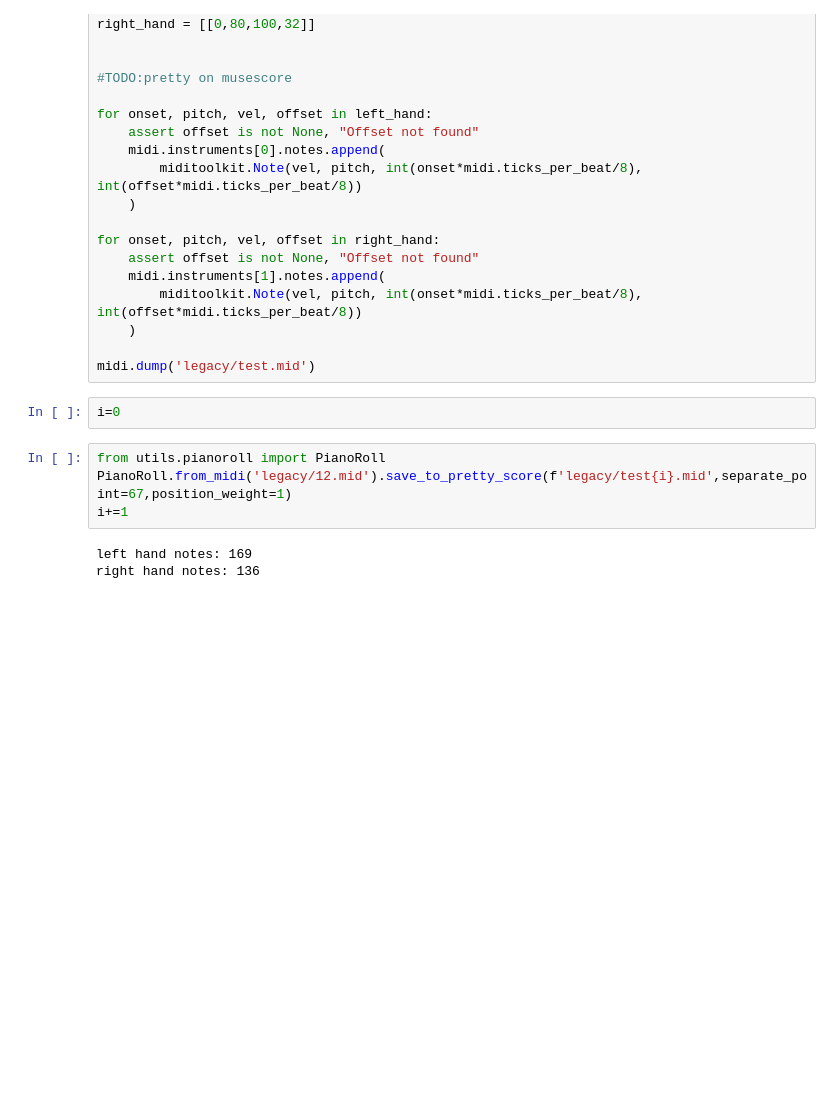
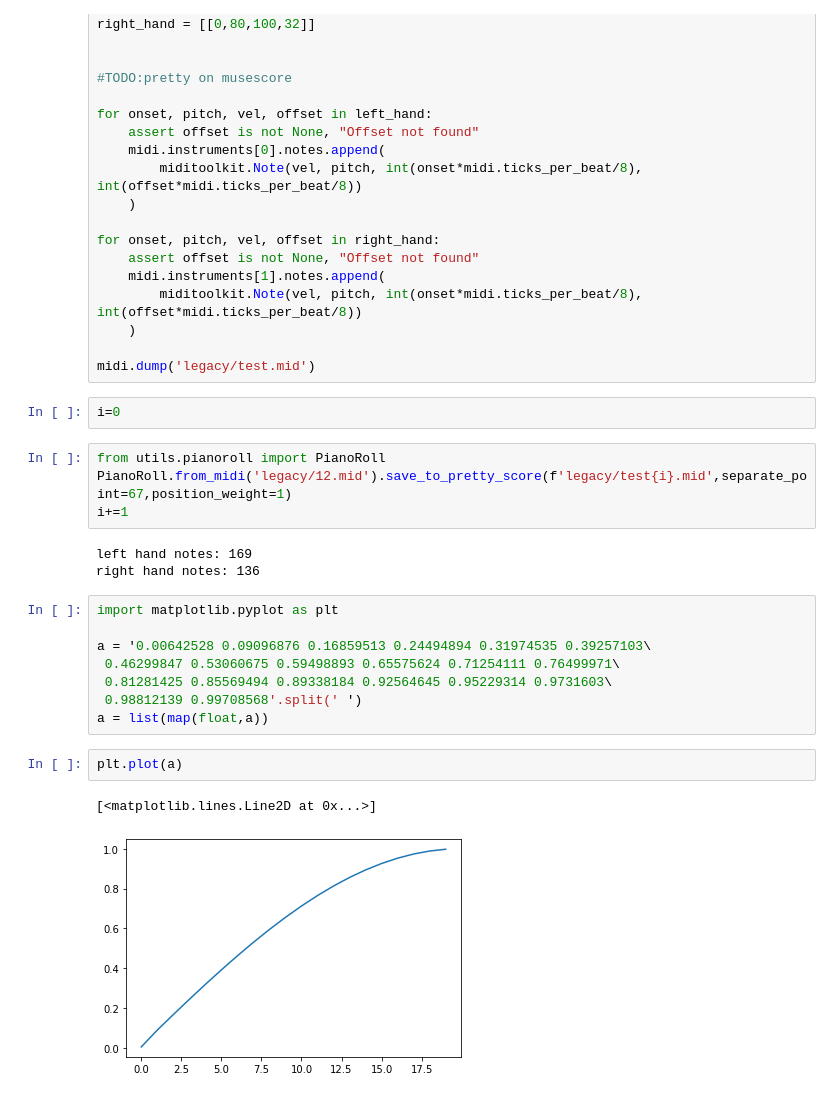
Before and after one commit to eri24816/improved-diffusion, a Jupyter notebook: test.ipynb, the cells around one changed output. Drawn from its saved outputs; the diff is of its cells as text; blank space fills up the shorter version.

```diff
--- a/test.ipynb
+++ b/test.ipynb
@@ -459,3 +459,16 @@ i+=1
 # %% [output]
 left hand notes: 169
 right hand notes: 136
+# %%
+import matplotlib.pyplot as plt
+
+a = '0.00642528 0.09096876 0.16859513 0.24494894 0.31974535 0.39257103\
+ 0.46299847 0.53060675 0.59498893 0.65575624 0.71254111 0.76499971\
+ 0.81281425 0.85569494 0.89338184 0.92564645 0.95229314 0.9731603\
+ 0.98812139 0.99708568'.split(' ')
+a = list(map(float,a))
+# %%
+plt.plot(a)
+# %% [output]
+[<matplotlib.lines.Line2D at 0x...>]
+[figure, added]
```
Also changed, not shown: parts of 1 cell of this notebook, 3 other files.
